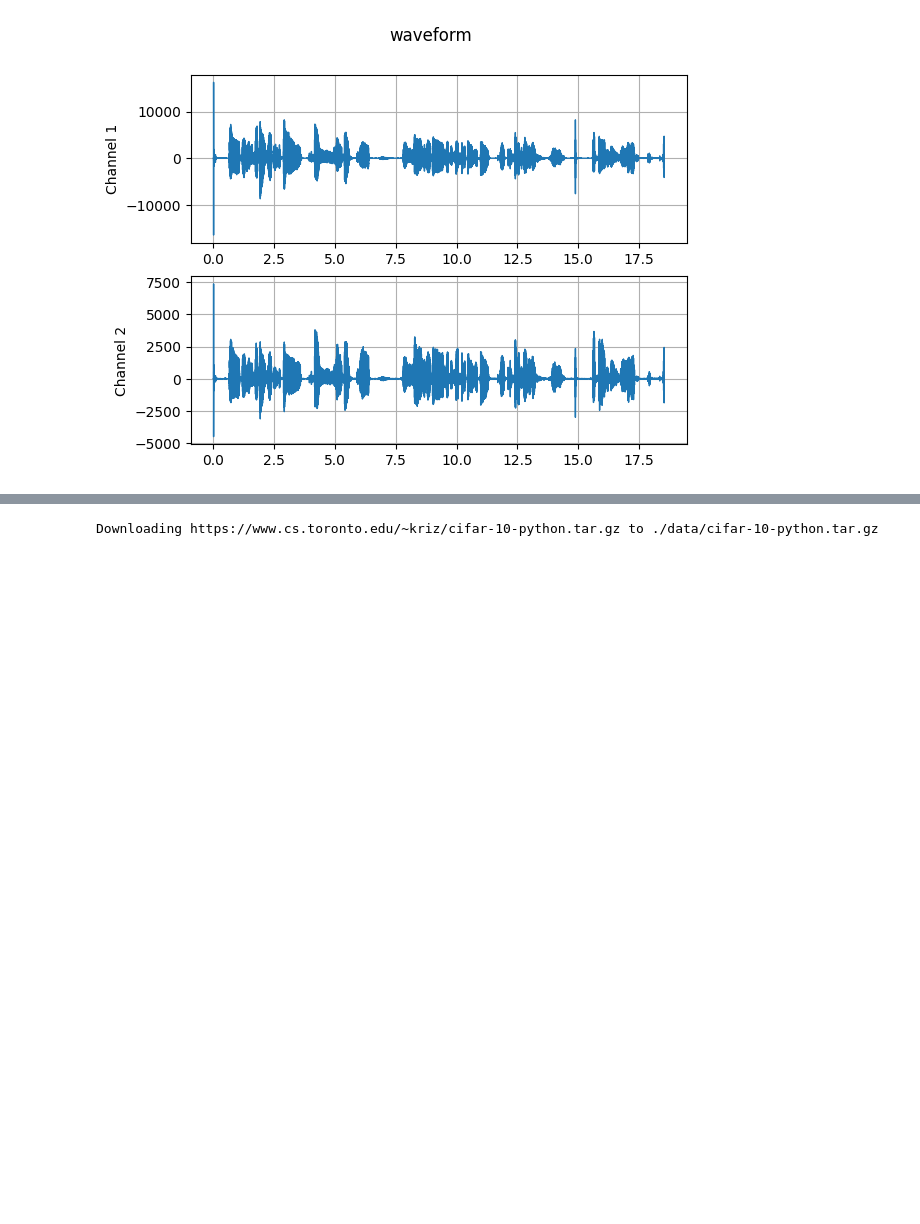
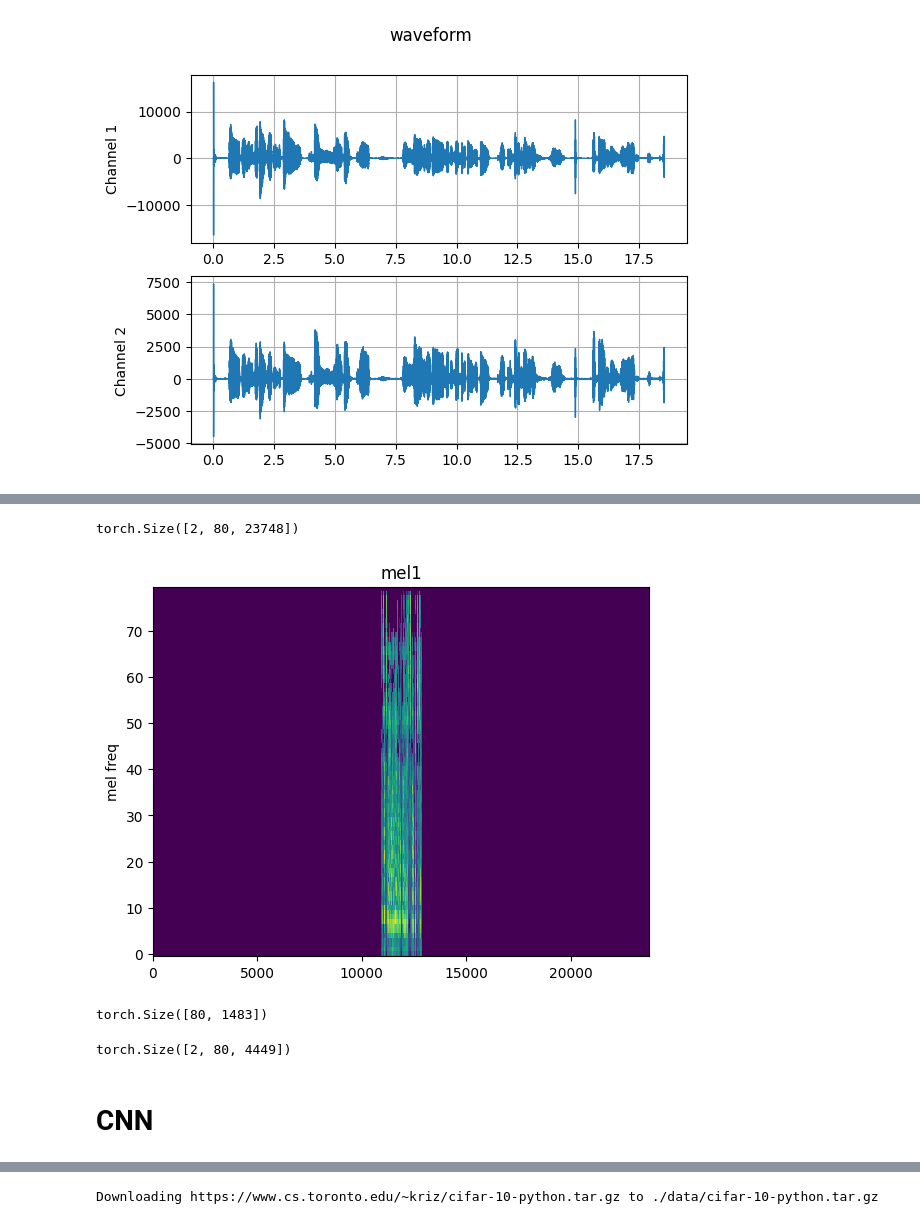
Before and after one commit to tabaraei/depression-detection, a Jupyter notebook: depression_detection.ipynb, the cells around one changed output, grey strips where cells are left out. Drawn from its saved outputs; the diff is of its cells as text; code cells hidden in the pictures; blank space fills up the shorter version.

```diff
--- a/depression_detection.ipynb
+++ b/depression_detection.ipynb
@@ -216,2 +299,40 @@ torch.Size([16, 17, 367])
+# %%
+batch_size = 4
+train_loader = DataLoader(dataset=train_dataset, batch_size=5, shuffle=True, num_workers=2)
+
+
+samples, labels = next(iter(train_loader))
+# %%
+samples[0].shape
+# %% [output]
+torch.Size([2, 80, 23748])
+# %%
+# Data Preview
+samples, labels = next(iter(train_loader))
+sample_id = 10
+channel = 0
+plot_spectrogram(samples[sample_id, channel], title="mel1", ylabel="mel freq")
+# %% [output]
+[figure, added]
+# %%
+import torch
+import torchaudio
+import torchaudio.transforms as T
+import numpy as np
+
+
+DATA_DIR = '/content/drive/MyDrive/Data/DepressionDetection/EATD-Corpus'
+AUDIO_FILE = f'{DATA_DIR}/t_1/positive_out.wav'
+waveform, sample_rate = torchaudio.load(AUDIO_FILE)
+
+mel_spectrogram = T.MelSpectrogram(sample_rate=sample_rate, n_mels=80)
+melspec = mel_spectrogram(waveform)
+print(melspec[0].shape)
+torch.cat([melspec, melspec, melspec], dim=-1).shape
+# %% [output]
+torch.Size([80, 1483])
+torch.Size([2, 80, 4449])
+# %% [markdown]
+# CNN
 # %%
 torch.flatten(x, 0).shape
```
Also changed, not shown: parts of 54 cells of this notebook.
